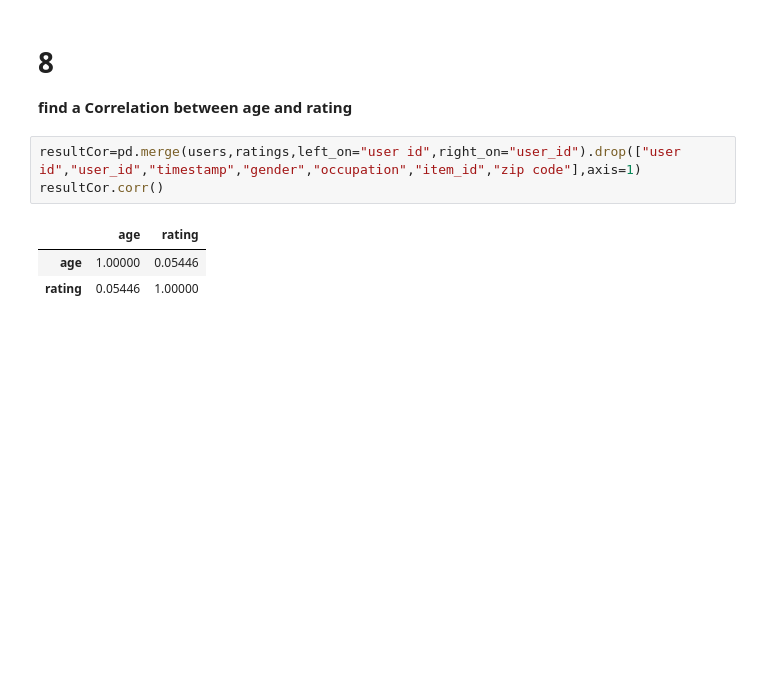
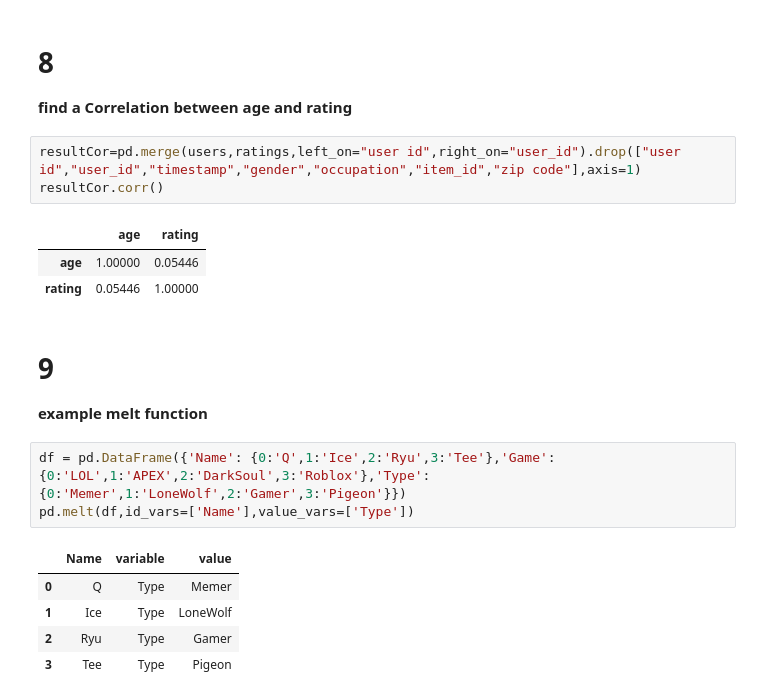
Before and after one commit to seazabuky/CP462, a Jupyter notebook: HW2/078_Nitis_HW2.ipynb, the cells around one changed output. Saved outputs shown, nothing was run; the diff lists cells and outputs as text; blank space fills up the shorter version.

```diff
--- a/HW2/078_Nitis_HW2.ipynb
+++ b/HW2/078_Nitis_HW2.ipynb
@@ -196,3 +196,15 @@ resultCor.corr()
 |  | age | rating |
 | age | 1.00000 | 0.05446 |
 | rating | 0.05446 | 1.00000 |
+# %% [markdown]
+# 9
+**example melt function**
+# %%
+df = pd.DataFrame({'Name': {0:'Q',1:'Ice',2:'Ryu',3:'Tee'},'Game':{0:'LOL',1:'APEX',2:'DarkSoul',3:'Roblox'},'Type':{0:'Memer',1:'LoneWolf',2:'Gamer',3:'Pigeon'}})
+pd.melt(df,id_vars=['Name'],value_vars=['Type'])
+# %% [output]
+|  | Name | variable | value |
+| 0 | Q | Type | Memer |
+| 1 | Ice | Type | LoneWolf |
+| 2 | Ryu | Type | Gamer |
+| 3 | Tee | Type | Pigeon |
```
